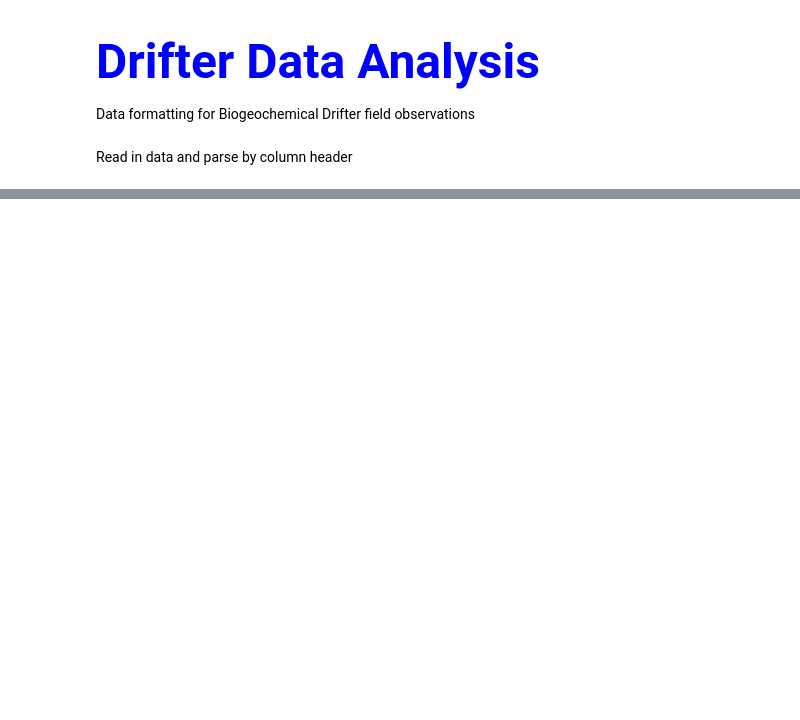
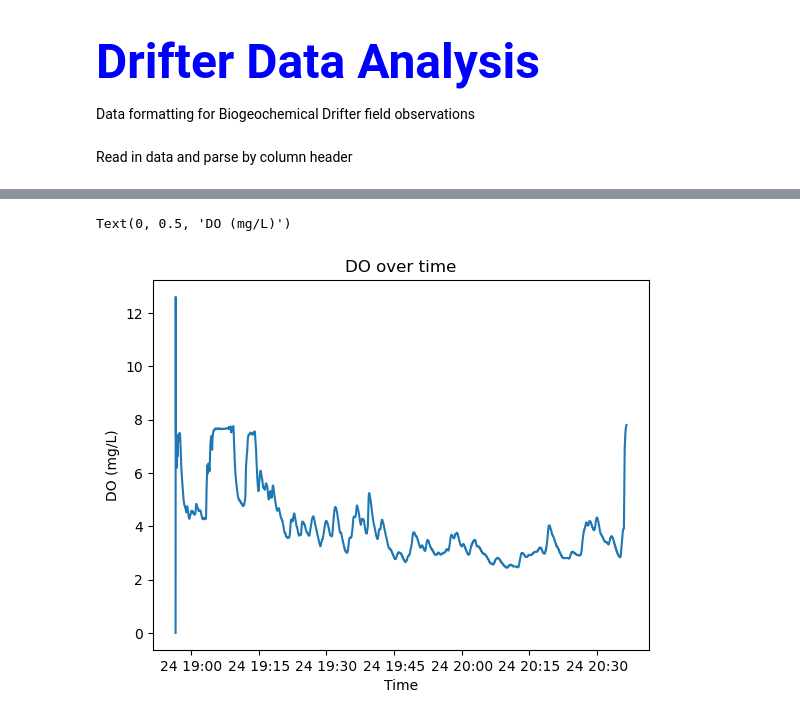
Before and after one commit to CodyAllen7/Biogeochemical-Drifter, a Jupyter notebook: Data_Analysis/Data_Analysis.ipynb, the cells around one changed output, grey strips where cells are left out. Saved outputs shown, nothing was run; the diff lists cells and outputs as text; code cells hidden in the pictures; blank space fills up the shorter version.

```diff
--- a/Data_Analysis/Data_Analysis.ipynb
+++ b/Data_Analysis/Data_Analysis.ipynb
@@ -112,0 +116,10 @@ plt.ylabel('Conductivity (uS/cm)')
+# %%
+DO = df['DO (mg/L)']
+
+plt.plot(time,DO)
+plt.title('DO over time')
+plt.xlabel('Time')
+plt.ylabel('DO (mg/L)')
+# %% [output]
+Text(0, 0.5, 'DO (mg/L)')
+[figure, added]
```
Also changed, not shown: parts of 6 cells of this notebook.
